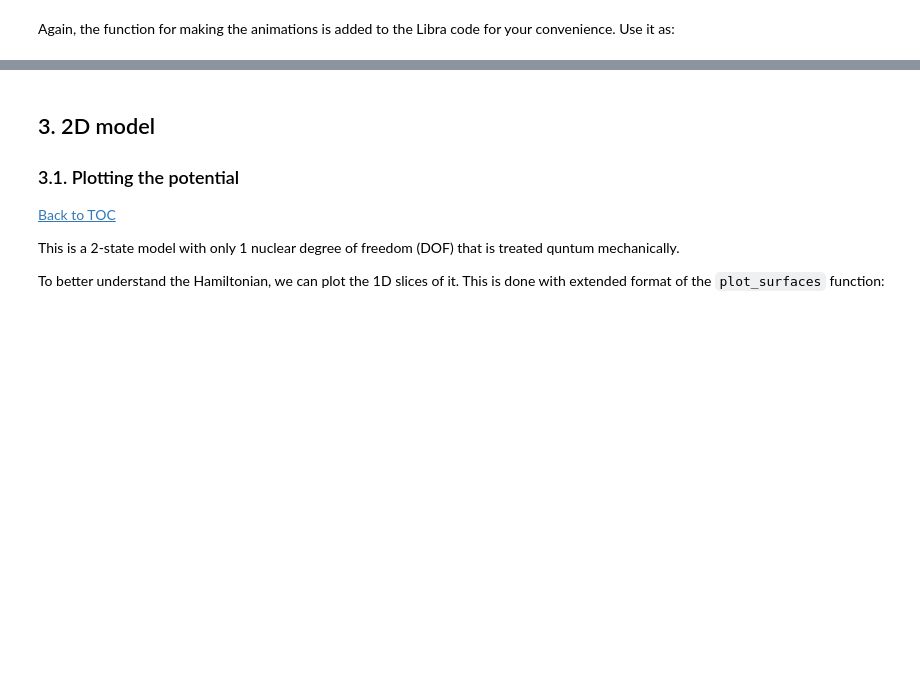
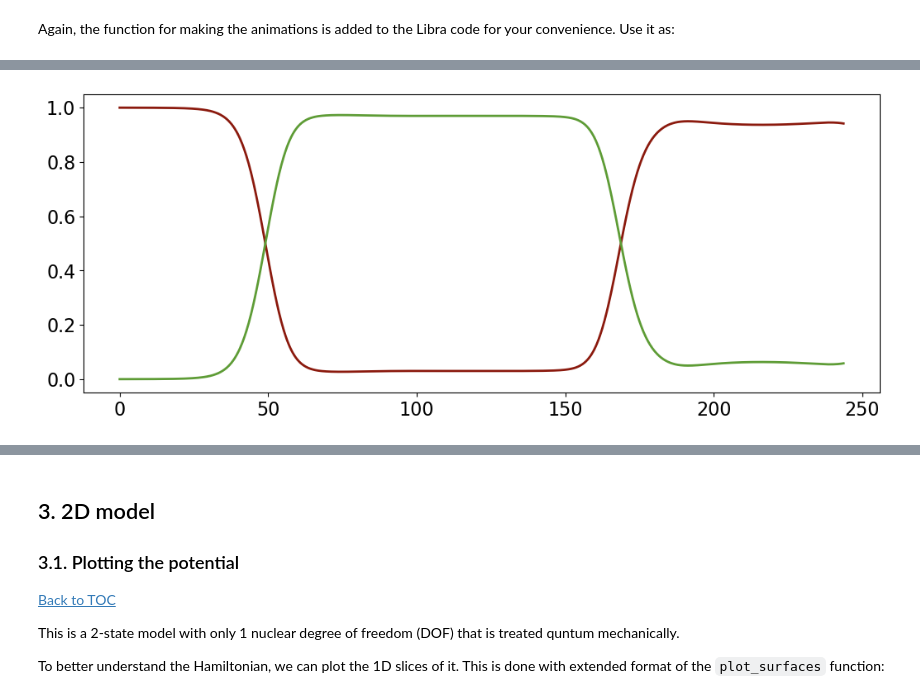
Before and after one commit to compchem-cybertraining/Tutorials_Libra, a Jupyter notebook: 6_dynamics/4_wavepackets/3_soft_propagation/tutorial.ipynb, the cells around one changed output, grey strips where cells are left out. Cells and saved outputs as stored; diff of their text form; code cells hidden in the pictures; blank space fills up the shorter version.

```diff
--- a/6_dynamics/4_wavepackets/3_soft_propagation/tutorial.ipynb
+++ b/6_dynamics/4_wavepackets/3_soft_propagation/tutorial.ipynb
@@ -581,0 +717,9 @@ exact_plot.make_animation_1D("holstein-1", list(range(1,50)), [0, 1], "wfcr_dens
+# %%
+plt.figure(figsize=(2*6.42, 2*2.41))
+plt.xticks(fontsize=16)
+plt.yticks(fontsize=16)
+with h5py.File(F"exact/data.hdf", 'r') as f:
+    plt.plot(f["time/data"][:]/41.0, f["pop_adi/data"][:, 0, 0], label="P0_adi", linewidth=2, color = colors["11"])
+    plt.plot(f["time/data"][:]/41.0, f["pop_adi/data"][:, 1, 0], label="P1_adi", linewidth=2, color = colors["21"])
+# %% [output]
+[figure, added]
```
Also changed, not shown: parts of 32 cells of this notebook, 2 other files.
